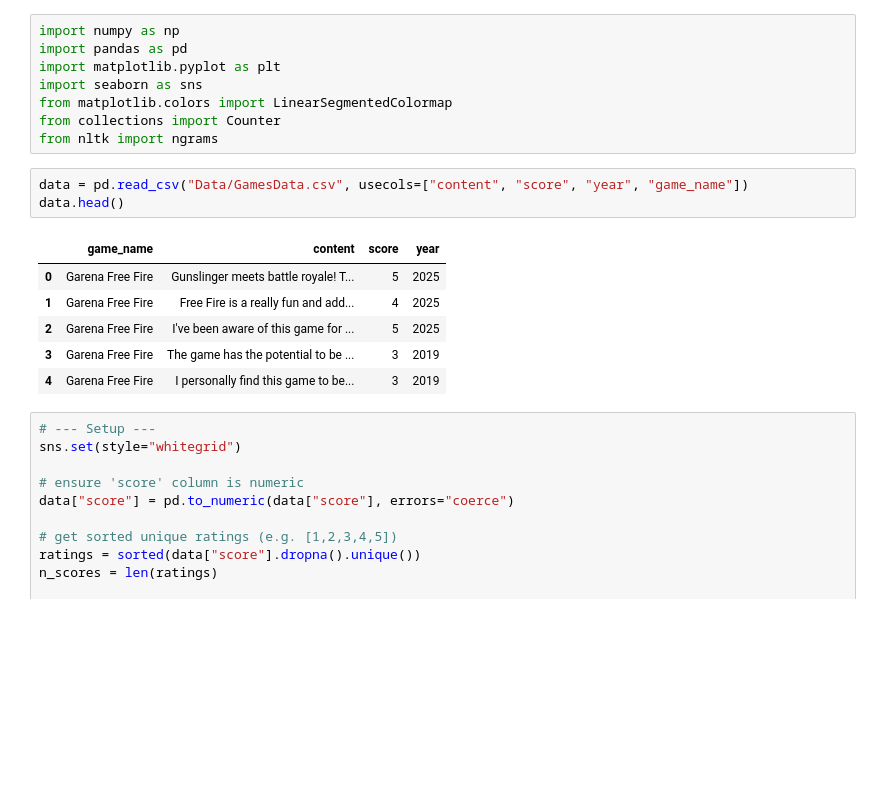
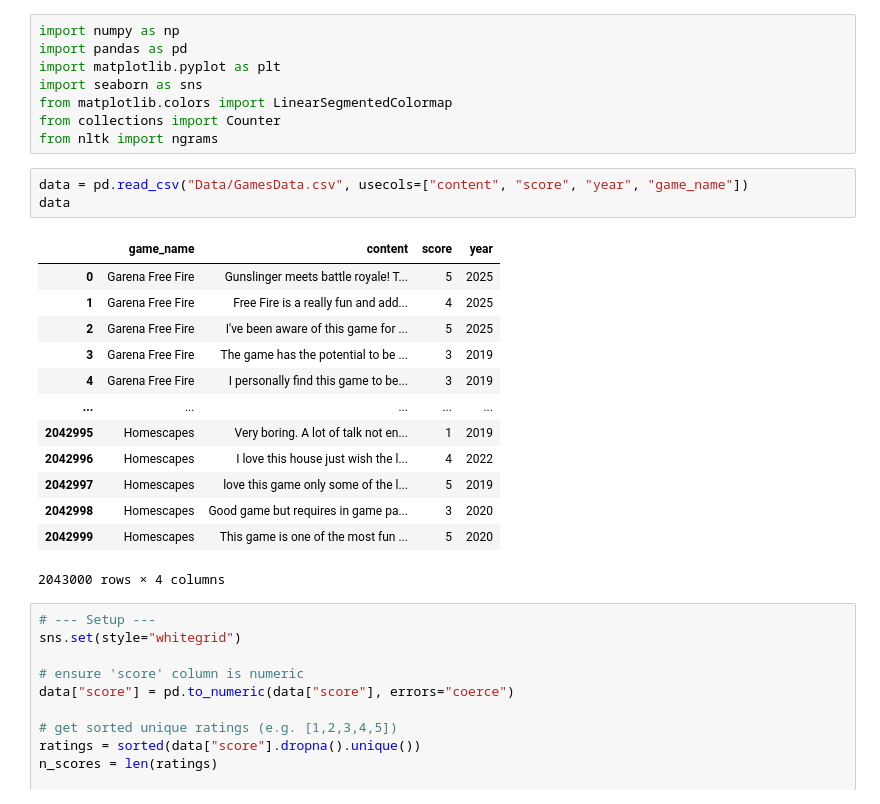
Before and after one commit to Tinnne/Play-Store-Ratings-Prediction, a Jupyter notebook: 02EDA.ipynb, the cells around one changed output. Saved outputs shown, nothing was run; the diff lists cells and outputs as text; blank space fills up the shorter version.

```diff
--- a/02EDA.ipynb
+++ b/02EDA.ipynb
@@ -8,14 +8,21 @@ from collections import Counter
 from nltk import ngrams
 # %%
 data = pd.read_csv("Data/GamesData.csv", usecols=["content", "score", "year", "game_name"])
-data.head()
+data
 # %% [output]
 |  | game_name | content | score | year |
 | 0 | Garena Free Fire | Gunslinger meets battle royale! T... | 5 | 2025 |
 | 1 | Garena Free Fire | Free Fire is a really fun and add... | 4 | 2025 |
 | 2 | Garena Free Fire | I've been aware of this game for ... | 5 | 2025 |
 | 3 | Garena Free Fire | The game has the potential to be ... | 3 | 2019 |
 | 4 | Garena Free Fire | I personally find this game to be... | 3 | 2019 |
+| ... | ... | ... | ... | ... |
+| 2042995 | Homescapes | Very boring. A lot of talk not en... | 1 | 2019 |
+| 2042996 | Homescapes | I love this house just wish the l... | 4 | 2022 |
+| 2042997 | Homescapes | love this game only some of the l... | 5 | 2019 |
+| 2042998 | Homescapes | Good game but requires in game pa... | 3 | 2020 |
+| 2042999 | Homescapes | This game is one of the most fun ... | 5 | 2020 |
+2043000 rows × 4 columns
 # %%
 # --- Setup ---
 sns.set(style="whitegrid")
```
Also changed, not shown: parts of 1 cell of this notebook, 6 other files.
